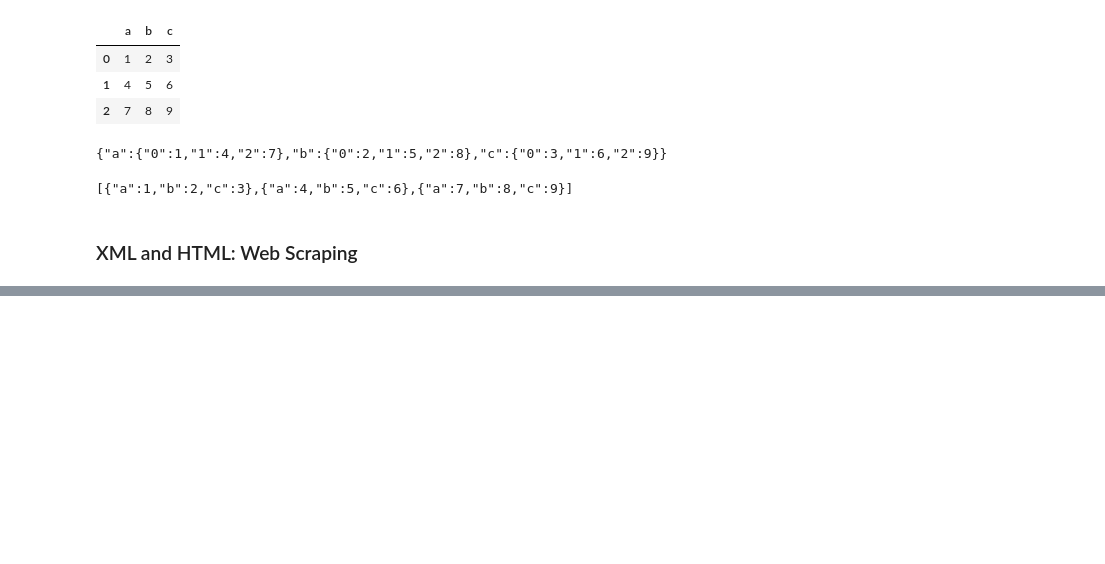
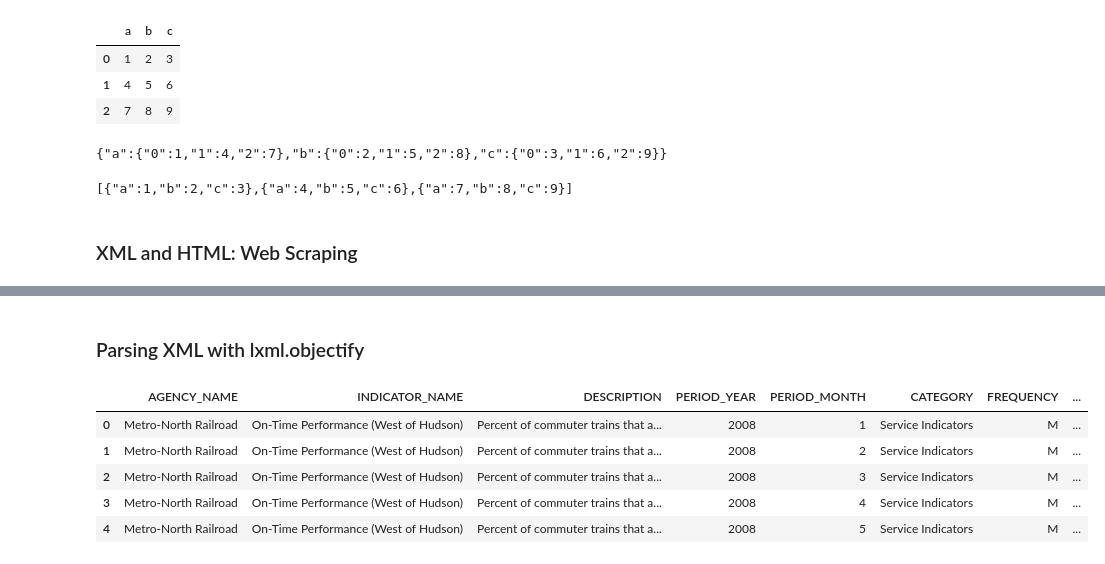
Before and after one commit to MottuqeBrid/learn-DA, a Jupyter notebook: 6 Reading and Writing Data.ipynb, the cells around one changed output, grey strips where cells are left out. Saved outputs shown, nothing was run; the diff lists cells and outputs as text; code cells hidden in the pictures; blank space fills up the shorter version.

Commit message:
Update execution counts and add new code cells for parsing HTML and XML data in the notebook

```diff
--- a/6 Reading and Writing Data.ipynb
+++ b/6 Reading and Writing Data.ipynb
@@ -376,0 +409,2 @@ data.to_json(sys.stdout, orient="records")
+# %% [markdown]
+### Parsing XML with lxml.objectify
@@ -376,0 +413,25 @@ data.to_json(sys.stdout, orient="records")
+# %%
+path = "ch06/mta_perf/Performance_MNR.xml"
+with open(path) as f:
+    parsed = objectify.parse(f)
+    root = parsed.getroot()
+# %%
+data = []
+skip_fields = ["PARENT_SEQ", "INDICATOR_SEQ", "DESIRED_CHANGE", "DECIMAL_PLACES"]
+for elt in root.INDICATOR:
+    el_data = {}
+    for child in elt.getchildren():
+        if child.tag in skip_fields:
+            continue
+        el_data[child.tag] = child.pyval
+    data.append(el_data)
+# %%
+perf = pd.DataFrame(data)
+perf.head()
+# %% [output]
+|  | AGENCY_NAME | INDICATOR_NAME | DESCRIPTION | PERIOD_YEAR | PERIOD_MONTH | CATEGORY | FREQUENCY | ... |
+| 0 | Metro-North Railroad | On-Time Performance (West of Hudson) | Percent of commuter trains that a... | 2008 | 1 | Service Indicators | M | ... |
+| 1 | Metro-North Railroad | On-Time Performance (West of Hudson) | Percent of commuter trains that a... | 2008 | 2 | Service Indicators | M | ... |
+| 2 | Metro-North Railroad | On-Time Performance (West of Hudson) | Percent of commuter trains that a... | 2008 | 3 | Service Indicators | M | ... |
+| 3 | Metro-North Railroad | On-Time Performance (West of Hudson) | Percent of commuter trains that a... | 2008 | 4 | Service Indicators | M | ... |
+| 4 | Metro-North Railroad | On-Time Performance (West of Hudson) | Percent of commuter trains that a... | 2008 | 5 | Service Indicators | M | ... |
```
Also changed, not shown: parts of 4 cells of this notebook.
